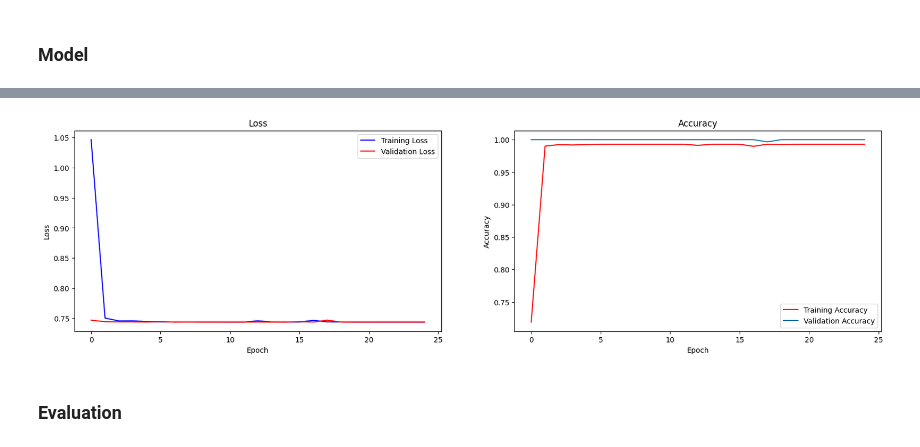
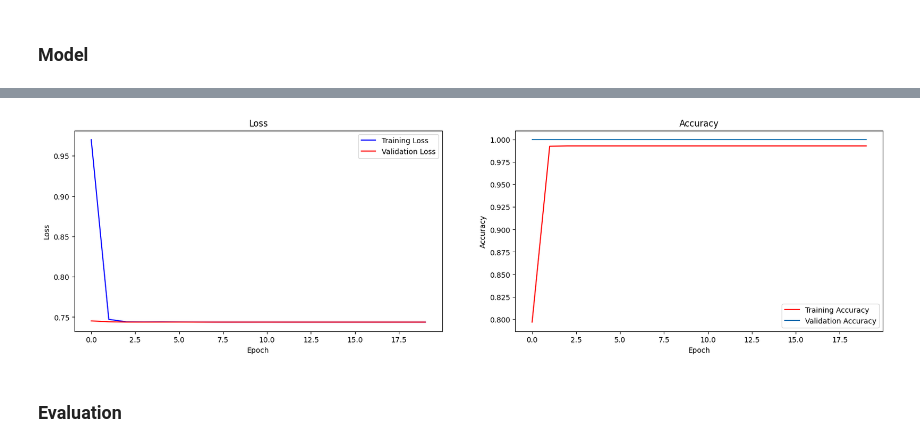
Before and after one commit to sinansoulier/VR-Gesture-Classification, a Jupyter notebook: data_generation.ipynb, the cells around one changed output, grey strips where cells are left out. Drawn from its saved outputs; the diff is of its cells as text; code cells hidden in the pictures.

```diff
--- a/data_generation.ipynb
+++ b/data_generation.ipynb
@@ -53,7 +53,7 @@ class Encoder(nn.Module):
         self.conv4 = nn.Conv2d(hidden_dim * 2, hidden_dim * 2, kernel_size=3, stride=2, padding=1)
 
         # Activation functions
-        self.relu = nn.ReLU()
+        self.relu = nn.LeakyReLU(0.1)
 
         # Dropout layer(s)
         self.dropout = nn.Dropout(p=0.3)
@@ -112,7 +112,7 @@ class Decoder(nn.Module):
         self.deconv4 = nn.ConvTranspose2d(hidden_dim, 1, kernel_size=3, stride=2, padding=1, output_padding=0)
 
         # Activation functions
-        self.relu = nn.ReLU()
+        self.relu = nn.LeakyReLU(0.1)
 
         # Trimming
         self.trim = Trim(img_shape[0], img_shape[1])
@@ -254,6 +254,6 @@ X_train, X_test, y_train, y_test = train_test_split(data, labels, test_size=0.2,
 X_train, X_val, y_train, y_val = train_test_split(X_train, y_train, test_size=0.15, random_state=seed)
 
 vae = VariationalAutoEncoder(hidden_dim=32, latent_dim=32).to(DEVICE)
-vae.fit(X_train, X_val, y_train, y_val, epochs=1000, learning_rate=1e-3, batch_size=4)
+vae.fit(X_train, X_val, y_train, y_val, epochs=1500, learning_rate=1e-3, batch_size=4)
 # %% [output]
 Training on 17 batches, validating on 3 batches
@@ -316,7 +316,7 @@ from utils.hardware import Hardware
 
 DEVICE = Hardware.device()
 BATCH_SIZE = 32
-EPOCHS = 25
+EPOCHS = 20
 LEARNING_RATE = 1e-4
 HIDDEN_SIZE = 128
 NUM_LABELS = classes.shape[0]
@@ -338,4 +338,4 @@ Epoch [25/25] | Loss: 0.74 | Accuracy: 0.99 | Val Loss: 0.74 | Val Accuracy: 1.0
-[figure, old version]
+[figure, new version]
 # %% [markdown]
 ### Evaluation
 # %%
```
Also changed, not shown: parts of 4 cells of this notebook.
